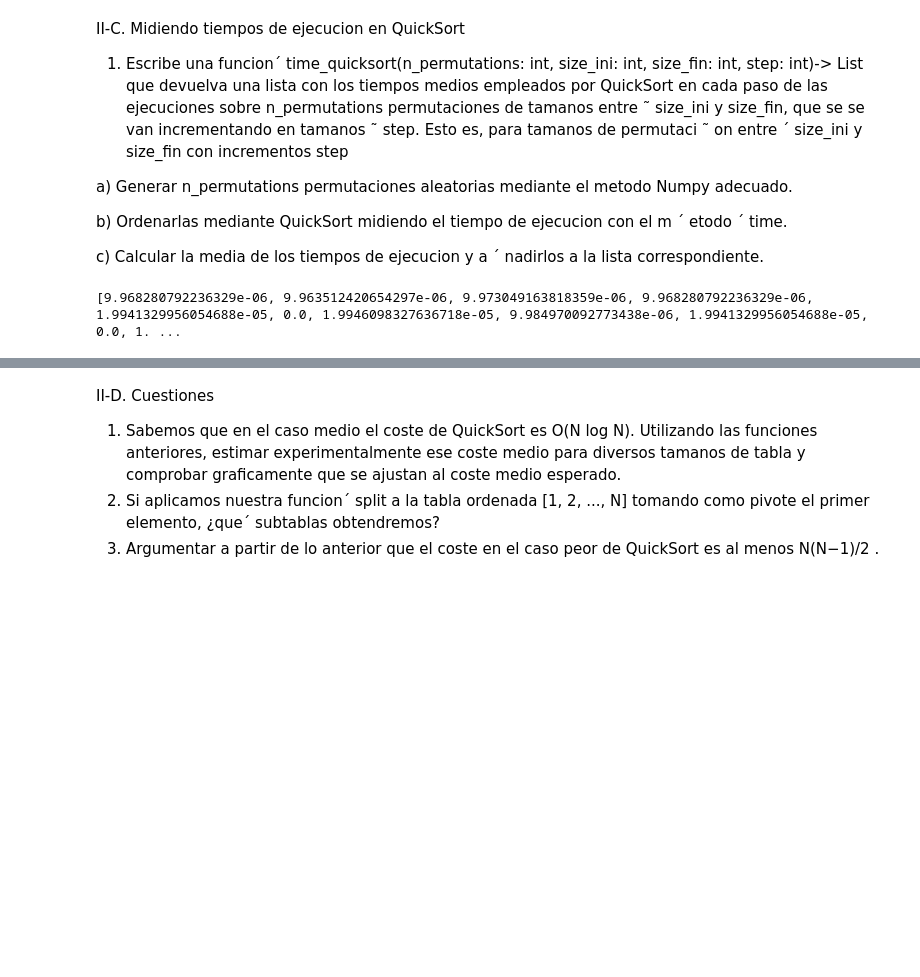
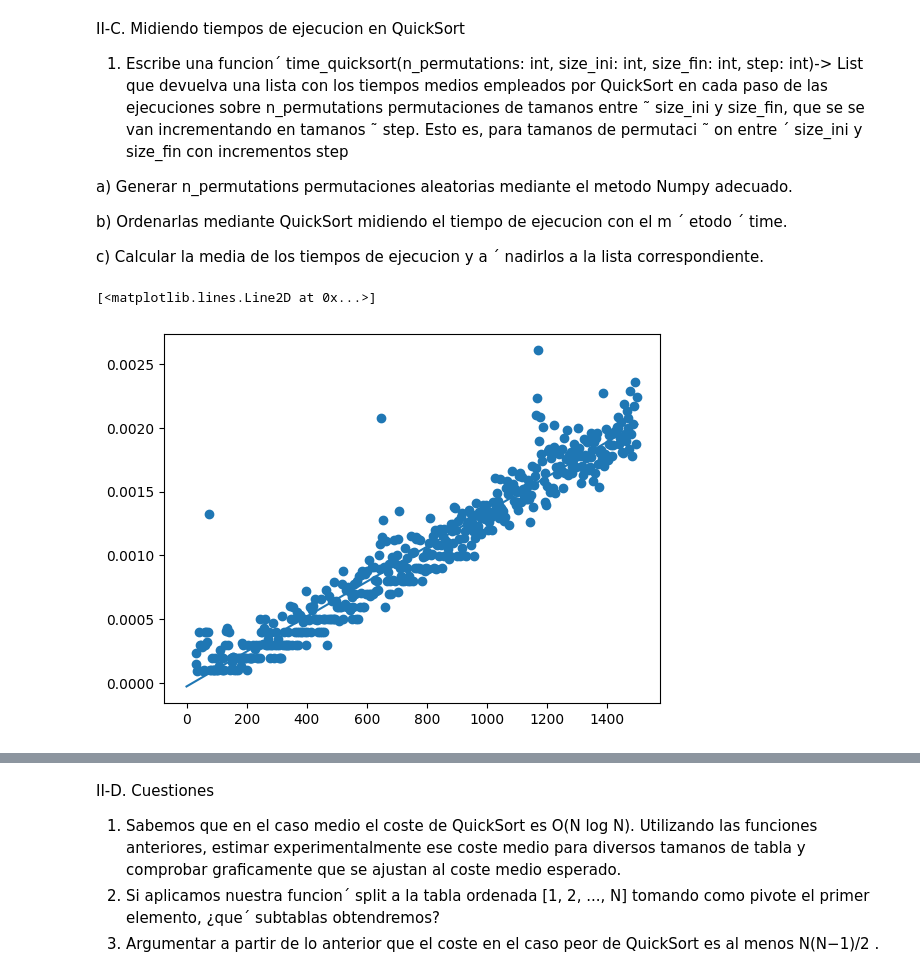
Before and after one commit to daviloncio/2o-cuatri, a Jupyter notebook: prac2aalg.ipynb, the cells around one changed output, grey strips where cells are left out. Drawn from its saved outputs; the diff is of its cells as text; code cells hidden in the pictures; blank space fills up the shorter version.

```diff
--- a/prac2aalg.ipynb
+++ b/prac2aalg.ipynb
@@ -25,6 +26,7 @@ def split(t: list)-> list:
     return l_left,pivot,l_right
 # %%
 # II-A.2: QuickSort en python sobre la lista t
+
 def qs(t: list)-> list:
     """con recursión, vamos llamando numerosas veces a esya función hasta tener listas con un solo elemento
 
@@ -35,21 +37,19 @@ def qs(t: list)-> list:
         list: lista de numeros ordenada
     """
 
-    if t == []:
-        return t
-    else:
-        t_left, pivot, t_right = split(t)
 
-        if len(t_left) > 1:
+    t_left, pivot, t_right = split(t)
 
-            t_left = qs(t_left)
+    if len(t_left) > 1:
 
-        if len(t_right) > 1:
+        t_left = qs(t_left)
 
-            t_right = qs(t_right)
+    if len(t_right) > 1:
+
+        t_right = qs(t_right)
 
 
-        return t_left + [pivot] + t_right
+    return t_left + [pivot] + t_right
 
 
 
@@ -134,30 +123,54 @@ b) Ordenarlas mediante QuickSort midiendo el tiempo de ejecucion con el m ´ eto
 c) Calcular la media de los tiempos de ejecucion y a ´ nadirlos a la lista correspondiente.
 # %%
 import time
-import numpy as np
-
-def time_quicksort(n_permutations: int, size_ini: int, size_fin: int, step: int)-> list:
+def ave_time_quick_sort(n_permutations: int,size_ini:int,size_fin:int,step:int) -> np.array:
 
     list_tiempos_medias = []
     tamaño_array = []
 
     for e in range(size_ini,size_fin,step):
 
         tamaño_array.append(e)
         hacer_media_tiempos = []
+
         for i in range(n_permutations):
 
-            creamos_permutación = np.random.permutation(tamaño_array)
+            creamos_permutación = np.random.permutation(e)
             inicio=time.time()
             qs(creamos_permutación)
             fin = time.time()
             tiempo_ejecucion = fin - inicio
             hacer_media_tiempos.append(tiempo_ejecucion)
 
         result = sum(hacer_media_tiempos)/n_permutations
         list_tiempos_medias.append(result)
 
-    return list_tiempos_medias
-print(time_quicksort(100,1,100,1))
+    result = dict(zip(tamaño_array,list_tiempos_medias) )
+
+    return result
+
+ave_time_quick_sort(10,60,100,1)
+    #codigo para hacer la grafica y comprobar que se ajusta a un coste N log N.
+from matplotlib import pyplot as plt
+
+
+
+
+comprobar = ave_time_quick_sort(10,30,1500,3)
+
+lista_tamaños = []
+lista_tiempos = []
+for key in comprobar:
+    valor = comprobar[key]
+    lista_tiempos.append(valor)
+    lista_tamaños.append(key)
+
+
+plt.scatter(lista_tamaños,lista_tiempos)
+
+mymodel = np.poly1d(np.polyfit(lista_tamaños,lista_tiempos,1))
+myline = np.linspace(0, 1500)
+plt.plot(myline,mymodel(myline))
 # %% [output]
-[9.968280792236329e-06, 9.963512420654297e-06, 9.973049163818359e-06, 9.968280792236329e-06, 1.9941329956054688e-05, 0.0, 1.9946098327636718e-05, 9.984970092773438e-06, 1.9941329956054688e-05, 0.0, 1. ...
+[<matplotlib.lines.Line2D at 0x...>]
+[figure, added]
```
Also changed, not shown: parts of 6 cells of this notebook, 1 other file.
